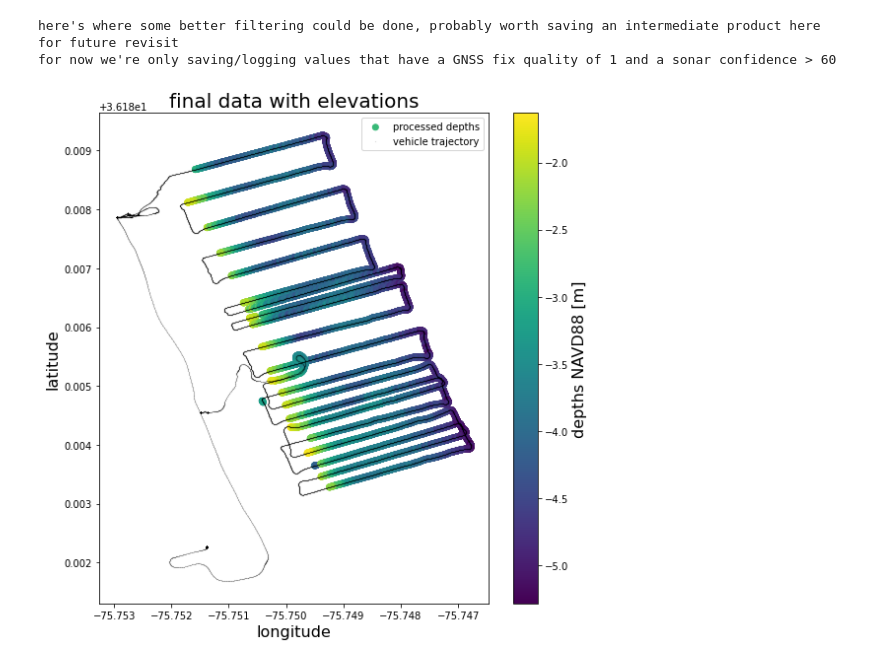
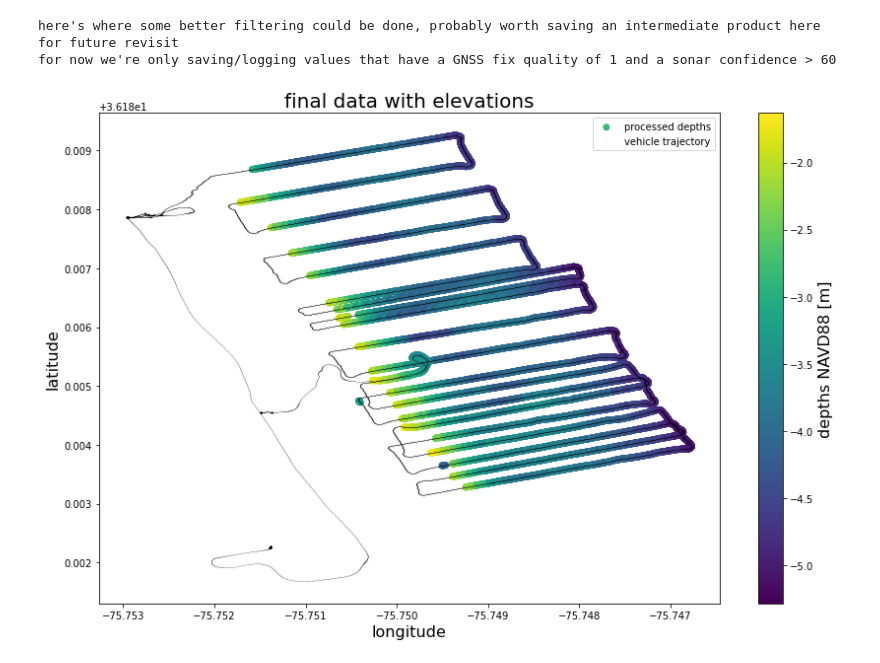
Before and after one commit to developer-ics/s500_DataAcq_PostProcessing, a Jupyter notebook: PostProcessing/python_processing_ppk.ipynb, the cells around one changed output. Drawn from its saved outputs; the diff is of its cells as text; code cells hidden in the pictures.

```diff
--- a/PostProcessing/python_processing_ppk.ipynb
+++ b/PostProcessing/python_processing_ppk.ipynb
@@ -829,30 +845,30 @@ for now we're only saving/logging values that have a GNSS fix quality of 1 and a
 # %%
 fs = 16
 # make a final plot of all the processed data
-plt.figure(figsize=(8,8))
+plt.figure(figsize=(12,8))
 plt.scatter(lon_out[idxDataToSave], lat_out[idxDataToSave], c=elevation_out[idxDataToSave], label='processed depths')
 cbar = plt.colorbar()
 cbar.set_label('depths NAVD88 [m]', fontsize=fs)
 plt.plot(ppkGPS['lon'], ppkGPS['lat'], 'k.', ms=0.1, label='vehicle trajectory')
 plt.ylabel('latitude', fontsize=fs)
 plt.xlabel('longitude', fontsize=fs)
 plt.title('final data with elevations', fontsize=fs+4)
 plt.tight_layout()
 plt.legend()
 plt.savefig(os.path.join(plotDir, 'FinalDataProduct.png'))
 
 
-outputfile = 'finalDataProduct.h5'
+outputfile = os.path.join(datadir,f'{timeString}_finalDataProduct.h5')
 with h5py.File(outputfile, 'w') as hf:
     hf.create_dataset('time', data=time_out[idxDataToSave])
     hf.create_dataset('longitude', data=lon_out[idxDataToSave])
     hf.create_dataset('latitude', data=lat_out[idxDataToSave])
     hf.create_dataset('elevation', data=elevation_out[idxDataToSave])
     hf.create_dataset('fix_quality', data=fix_quality[idxDataToSave])
     hf.create_dataset('sonar_smooth_depth', data=sonar_smooth_depth_out[idxDataToSave])
     hf.create_dataset('sonar_smooth_confidence', data=sonar_smooth_confidence_out[idxDataToSave])
     hf.create_dataset('sonar_instant_depth', data=sonar_instant_depth_out[idxDataToSave])
     hf.create_dataset('sonar_instant_confidence', data=sonar_instant_confidence_out[idxDataToSave])
     hf.create_dataset('sonar_backscatter_out', data=sonar_backscatter_out[idxDataToSave])
 # %% [output]
-[figure, old version]
+[figure, new version]
```
Also changed, not shown: parts of 15 cells of this notebook.
